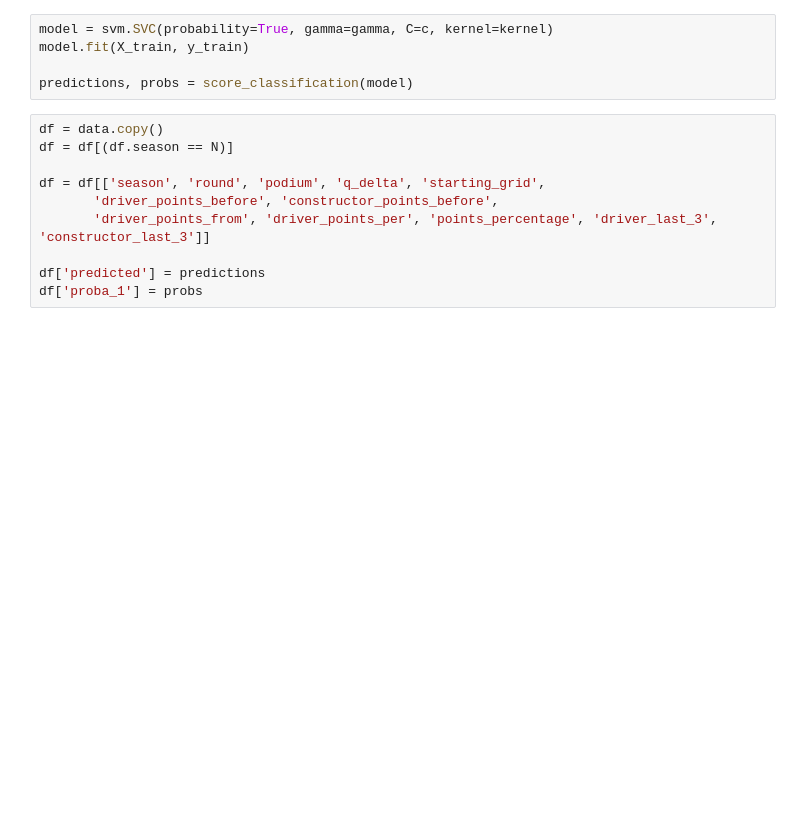
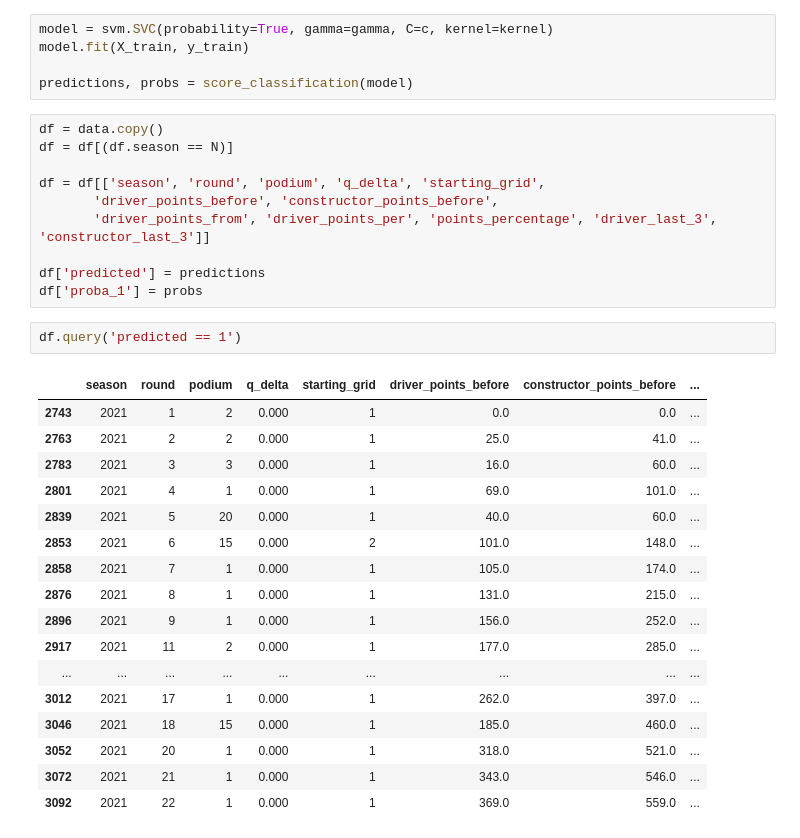
Before and after one commit to ollyjc99/f1-analytics, a Jupyter notebook: data modelling/predictions/SVM.ipynb, the cells around one changed output. Saved outputs shown, nothing was run; the diff lists cells and outputs as text; blank space fills up the shorter version.

```diff
--- a/data modelling/predictions/SVM.ipynb
+++ b/data modelling/predictions/SVM.ipynb
@@ -102,6 +102,26 @@ df = df[['season', 'round', 'podium', 'q_delta', 'starting_grid',
 
 df['predicted'] = predictions
 df['proba_1'] = probs
+# %%
+df.query('predicted == 1')
+# %% [output]
+|  | season | round | podium | q_delta | starting_grid | driver_points_before | constructor_points_before | ... |
+| 2743 | 2021 | 1 | 2 | 0.000 | 1 | 0.0 | 0.0 | ... |
+| 2763 | 2021 | 2 | 2 | 0.000 | 1 | 25.0 | 41.0 | ... |
+| 2783 | 2021 | 3 | 3 | 0.000 | 1 | 16.0 | 60.0 | ... |
+| 2801 | 2021 | 4 | 1 | 0.000 | 1 | 69.0 | 101.0 | ... |
+| 2839 | 2021 | 5 | 20 | 0.000 | 1 | 40.0 | 60.0 | ... |
+| 2853 | 2021 | 6 | 15 | 0.000 | 2 | 101.0 | 148.0 | ... |
+| 2858 | 2021 | 7 | 1 | 0.000 | 1 | 105.0 | 174.0 | ... |
+| 2876 | 2021 | 8 | 1 | 0.000 | 1 | 131.0 | 215.0 | ... |
+| 2896 | 2021 | 9 | 1 | 0.000 | 1 | 156.0 | 252.0 | ... |
+| 2917 | 2021 | 11 | 2 | 0.000 | 1 | 177.0 | 285.0 | ... |
+| ... | ... | ... | ... | ... | ... | ... | ... | ... |
+| 3012 | 2021 | 17 | 1 | 0.000 | 1 | 262.0 | 397.0 | ... |
+| 3046 | 2021 | 18 | 15 | 0.000 | 1 | 185.0 | 460.0 | ... |
+| 3052 | 2021 | 20 | 1 | 0.000 | 1 | 318.0 | 521.0 | ... |
+| 3072 | 2021 | 21 | 1 | 0.000 | 1 | 343.0 | 546.0 | ... |
+| 3092 | 2021 | 22 | 1 | 0.000 | 1 | 369.0 | 559.0 | ... |
 # %%
 df.query('season == 2021 & round == 4').sort_values('proba_1', ascending=False)
 # %% [output]
```
Also changed, not shown: parts of 1 cell of this notebook, 5 other files.
